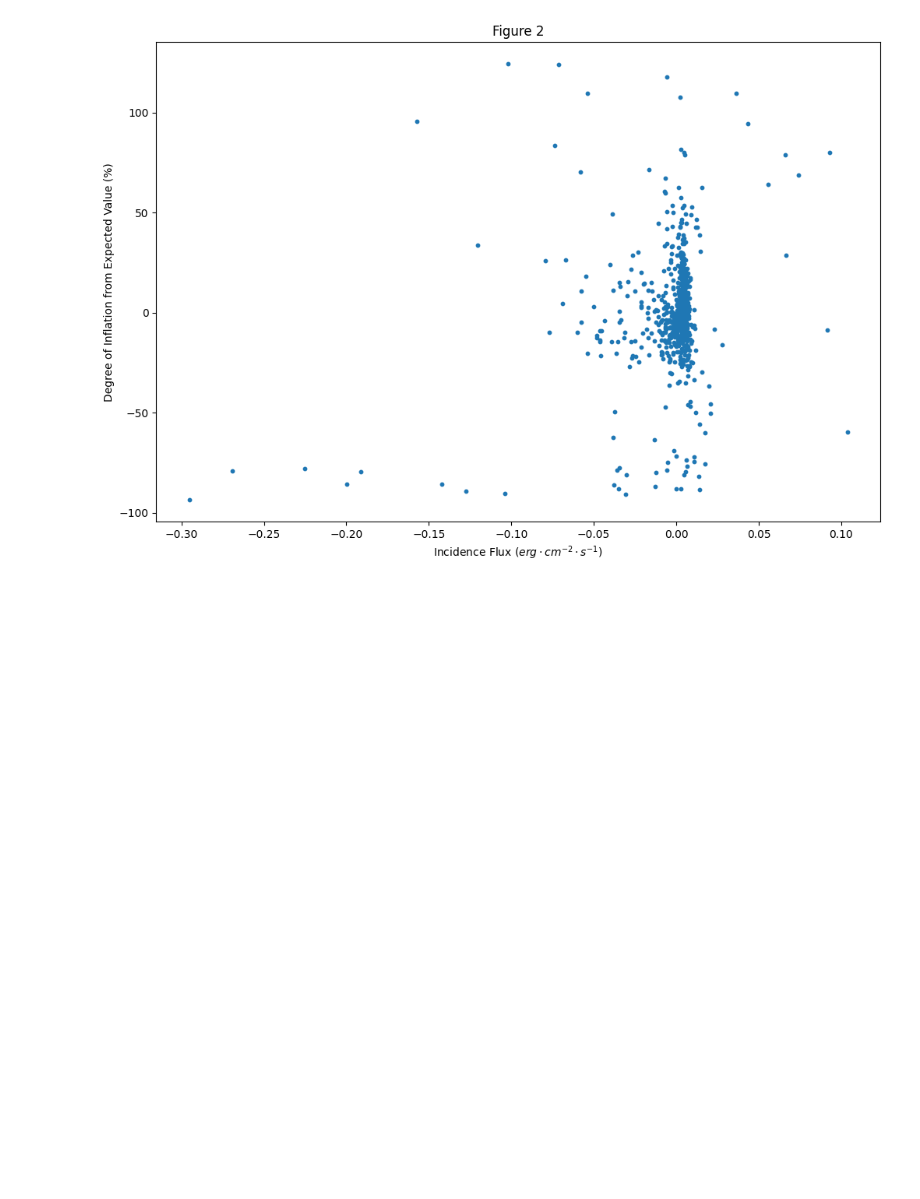
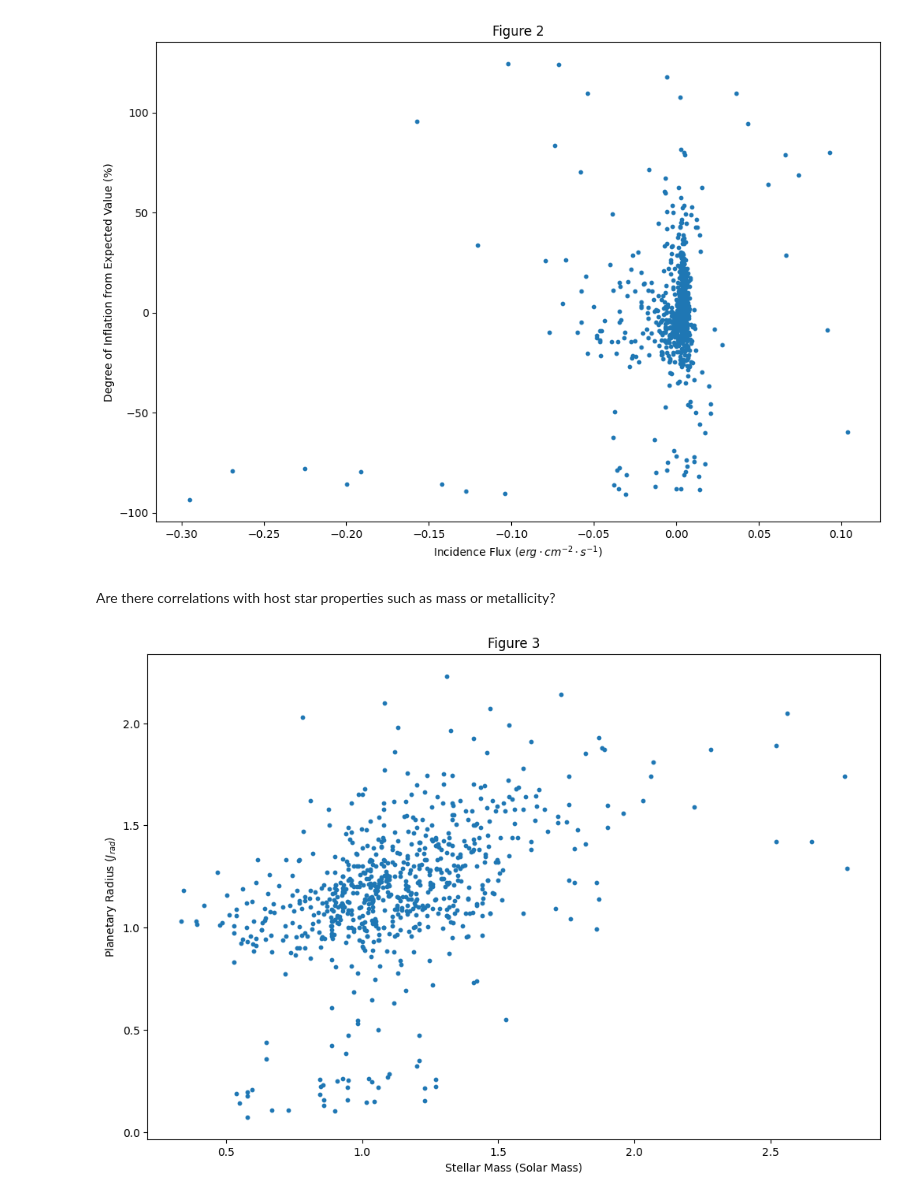
Before and after one commit to Macauley-Jones/PHYS2116_Comp_Assignment, a Jupyter notebook: Computational Assignment.ipynb, the cells around one changed output. Drawn from its saved outputs; the diff is of its cells as text; code cells hidden in the pictures; blank space fills up the shorter version.

```diff
--- a/Computational Assignment.ipynb
+++ b/Computational Assignment.ipynb
@@ -137,13 +137,13 @@ len(distances)=718
 len(fluxes)=718
 len(increase_percent)=718
 # %%
-def plot2(flux, percent, xaxis, yaxis):
+def plot2(flux, percent, xaxis, yaxis, a):
     plt.figure(figsize=(12,8))
     plt.scatter(flux, percent, s=10)
 
     plt.xlabel(xaxis)
     plt.ylabel(yaxis)
-    plt.title("Figure 2")
+    plt.title(f"Figure {a}")
 
     plt.show()
 # %%
@@ -151,2 +151,8 @@ plot2(fluxes, increase_percent, "Incidence Flux ($erg \cdot cm^{-2} \cdot s^{-1}
 # %% [output]
 [figure]
+# %% [markdown]
+Are there correlations with host star properties such as mass or metallicity?
+# %%
+plot2(st_masss, radii, "Stellar Mass (Solar Mass)", "Planetary Radius ($J_{rad}$)", 3)
+# %% [output]
+[figure, added]
```
Also changed, not shown: parts of 3 cells of this notebook.
